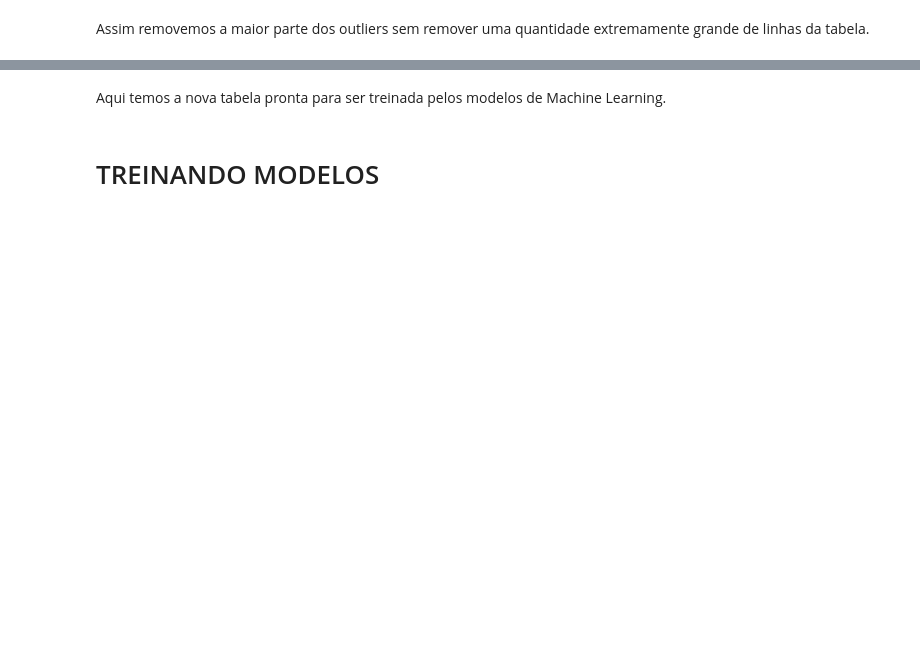
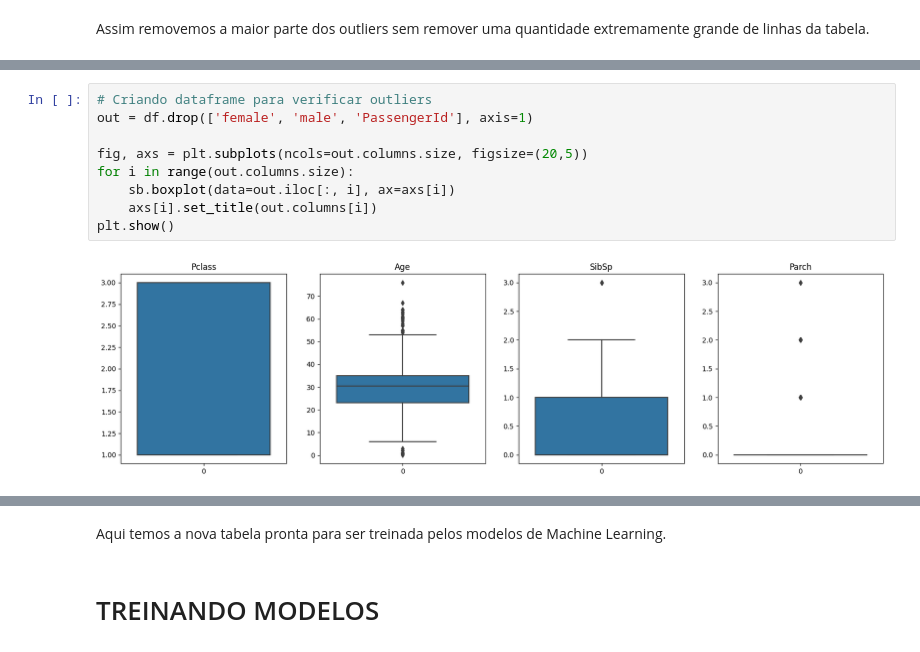
Before and after one commit to RenanFlorencio/Titanic-Model-Training, a Jupyter notebook: training.ipynb, the cells around one changed output, grey strips where cells are left out. Cells and saved outputs as stored; diff of their text form; blank space fills up the shorter version.

Commit message:
Limpeza dos outliers

```diff
--- a/training.ipynb
+++ b/training.ipynb
@@ -206,3 +213,14 @@ Assim removemos a maior parte dos outliers sem remover uma quantidade extremamen
+# %%
+# Criando dataframe para verificar outliers
+out = df.drop(['female', 'male', 'PassengerId'], axis=1)
+
+fig, axs = plt.subplots(ncols=out.columns.size, figsize=(20,5))
+for i in range(out.columns.size):
+    sb.boxplot(data=out.iloc[:, i], ax=axs[i])
+    axs[i].set_title(out.columns[i])
+plt.show()
+# %% [output]
+[figure, added]
 # %%
 df
 # %% [output]
```
Also changed, not shown: parts of 12 cells of this notebook.
